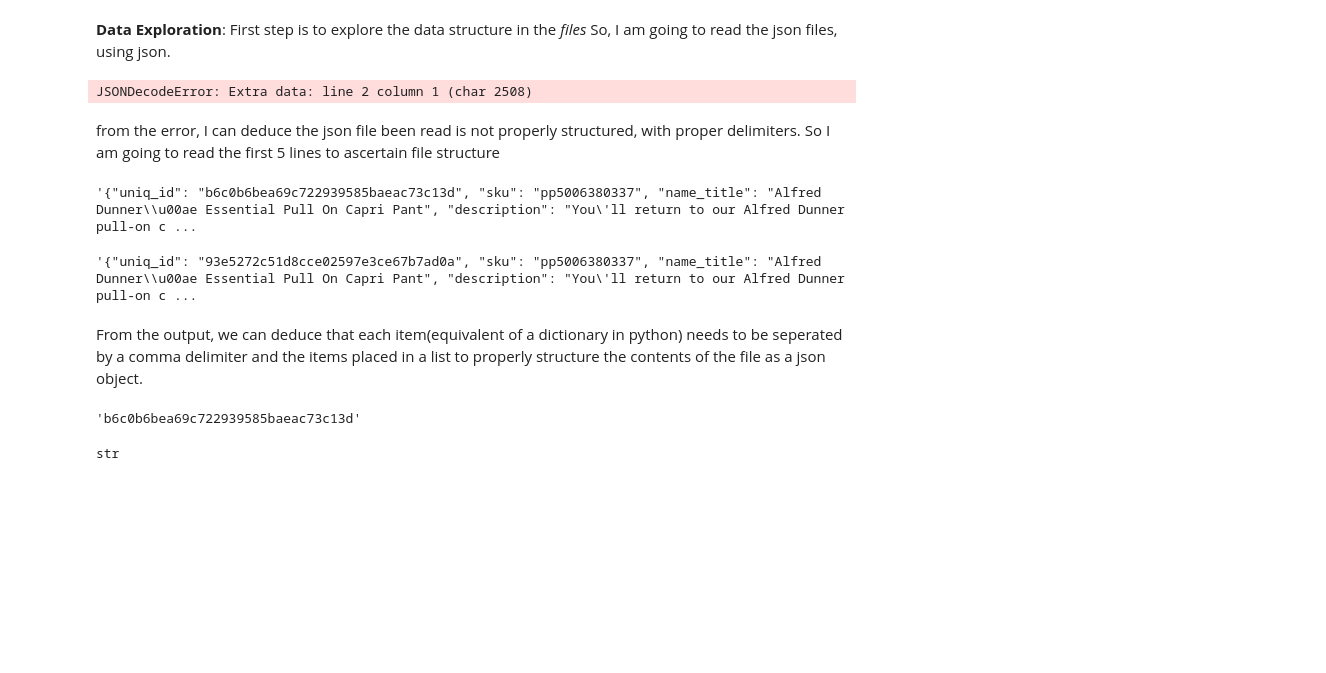
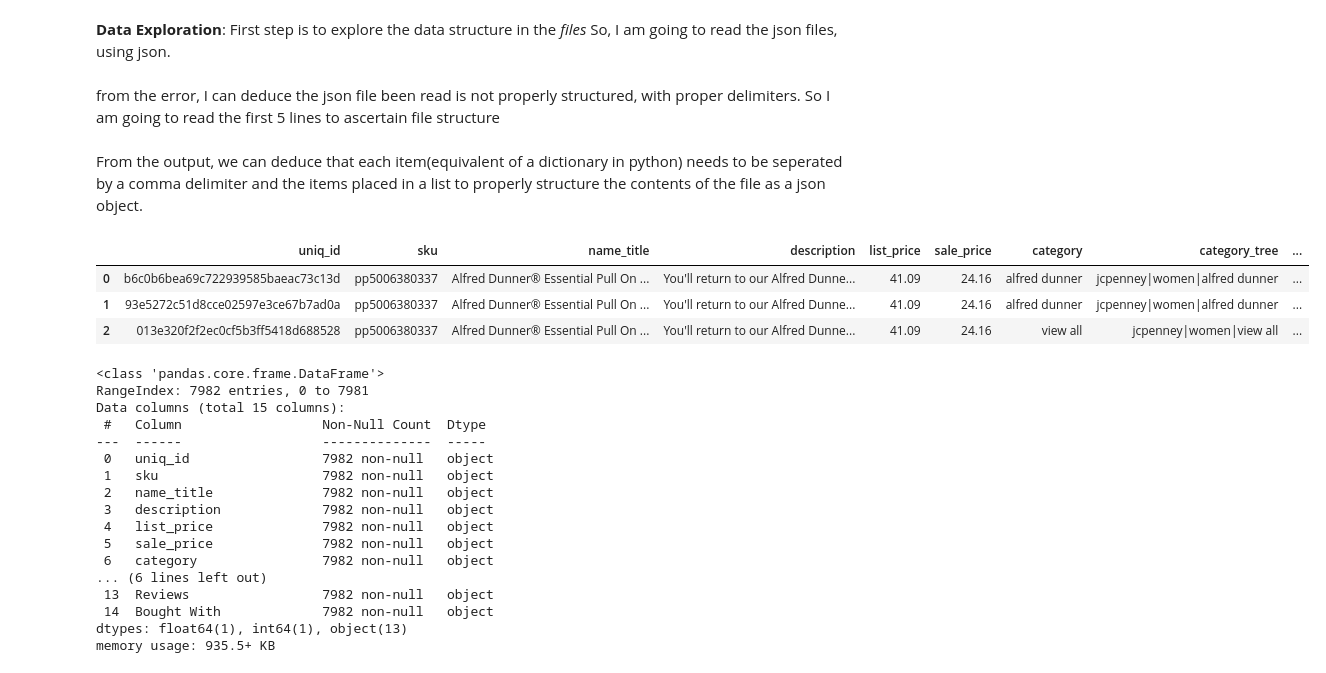
Before and after one commit to ovieimara/ITNPBD2, a Jupyter notebook: Assignment_ITNPBD2.ipynb, the cells around one changed output. Saved outputs shown, nothing was run; the diff lists cells and outputs as text; code cells hidden in the pictures; blank space fills up the shorter version.

```diff
--- a/Assignment_ITNPBD2.ipynb
+++ b/Assignment_ITNPBD2.ipynb
@@ -120,40 +123,32 @@ products_file = 'products.csv'
 # %% [markdown]
 **Data Exploration**: First step is to explore the data structure in the *files* So, I am going to read the json files, using json.
 # %%
-with open(jcpenney_products_file) as f:
-    file = json.load(f)
-    print(file)
+# with open(jcpenney_products_file) as f:
+#     file = json.load(f)
+#     print(file)
-# %% [output]
-JSONDecodeError: Extra data: line 2 column 1 (char 2508)
 # %% [markdown]
 from the error, I can deduce the json file been read is not properly structured, with proper delimiters. So I am going to read the first 5 lines to ascertain file structure
 # %%
 #view the structure of the file
-with open(jcpenney_products_file) as f:
-    result = []
-    data = f.readlines() # read all lines of data into a list
-    for line in data[:2]: #read the first 5 lines
-      display(line)
+# with open(jcpenney_products_file) as f:
+#     result = []
+#     data = f.readlines() # read all lines of data into a list
+#     for line in data[:2]: #read the first 5 lines
+#       display(line)
-# %% [output]
-'{"uniq_id": "b6c0b6bea69c722939585baeac73c13d", "sku": "pp5006380337", "name_title": "Alfred Dunner\\u00ae Essential Pull On Capri Pant", "description": "You\'ll return to our Alfred Dunner pull-on c ...
-'{"uniq_id": "93e5272c51d8cce02597e3ce67b7ad0a", "sku": "pp5006380337", "name_title": "Alfred Dunner\\u00ae Essential Pull On Capri Pant", "description": "You\'ll return to our Alfred Dunner pull-on c ...
 # %% [markdown]
  From the output, we can deduce that each item(equivalent of a dictionary in python) needs to be seperated by a comma delimiter and the items placed in a list to properly structure the contents of the file as a json object.
 # %%
 #function that takes an unstructured json file with missing comma delimiters
-#as a parameter. The function returns a json string
-def parseJsonFile(file: str) -> json:
+#as a parameter. The function returns a structured json string
+def parseUnstructuredJsonFile(file: str) -> str:
   with open(file) as f:
       unstructured_data = f.readlines()
       return json.dumps([json.loads(line) for line in unstructured_data])
 
-data = parseJsonFile(jcpenney_products_file)
+cpenney_products_json_str = parseUnstructuredJsonFile(jcpenney_products_file)
+jcpenney_reviewers_json_str = parseUnstructuredJsonFile(jcpenney_reviewers_file)
-# %% [output]
-'b6c0b6bea69c722939585baeac73c13d'
 # %%
 #load json content to python object
 # display(data[:10000])
-json_data = json.loads(data)
-display(type(json_data))
+# cpenney_products_obj = json.loads(cpenney_products_json_str)
+# cpenney_reviewers_obj = json.loads(jcpenney_reviewers_json_str)
-# %% [output]
-str
@@ -159,0 +162,27 @@ str
+# %%
+cpenney_products_df.head(3)
+# %% [output]
+|  | uniq_id | sku | name_title | description | list_price | sale_price | category | category_tree | ... |
+| 0 | b6c0b6bea69c722939585baeac73c13d | pp5006380337 | Alfred Dunner® Essential Pull On ... | You'll return to our Alfred Dunne... | 41.09 | 24.16 | alfred dunner | jcpenney|women|alfred dunner | ... |
+| 1 | 93e5272c51d8cce02597e3ce67b7ad0a | pp5006380337 | Alfred Dunner® Essential Pull On ... | You'll return to our Alfred Dunne... | 41.09 | 24.16 | alfred dunner | jcpenney|women|alfred dunner | ... |
+| 2 | 013e320f2f2ec0cf5b3ff5418d688528 | pp5006380337 | Alfred Dunner® Essential Pull On ... | You'll return to our Alfred Dunne... | 41.09 | 24.16 | view all | jcpenney|women|view all | ... |
+# %%
+cpenney_products_df.info()
+# %% [output]
+<class 'pandas.core.frame.DataFrame'>
+RangeIndex: 7982 entries, 0 to 7981
+Data columns (total 15 columns):
+ #   Column                  Non-Null Count  Dtype
+---  ------                  --------------  -----
+ 0   uniq_id                 7982 non-null   object
+ 1   sku                     7982 non-null   object
+ 2   name_title              7982 non-null   object
+ 3   description             7982 non-null   object
+ 4   list_price              7982 non-null   object
+ 5   sale_price              7982 non-null   object
+ 6   category                7982 non-null   object
+... (6 lines left out)
+ 13  Reviews                 7982 non-null   object
+ 14  Bought With             7982 non-null   object
+dtypes: float64(1), int64(1), object(13)
+memory usage: 935.5+ KB
```
Also changed, not shown: parts of 18 cells of this notebook.
